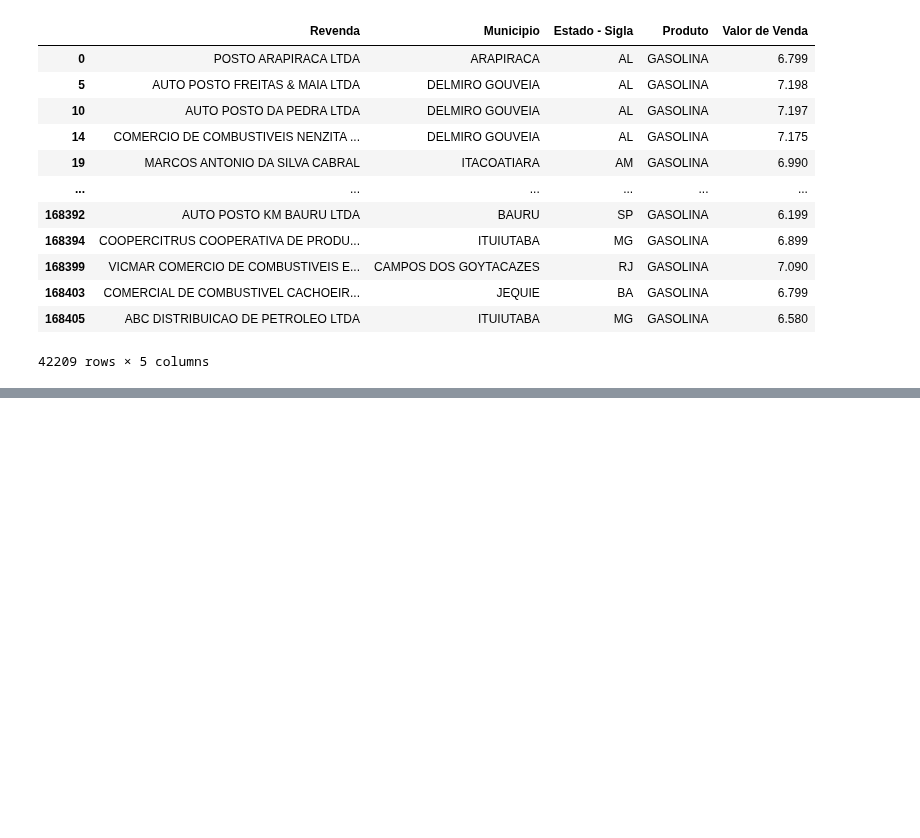
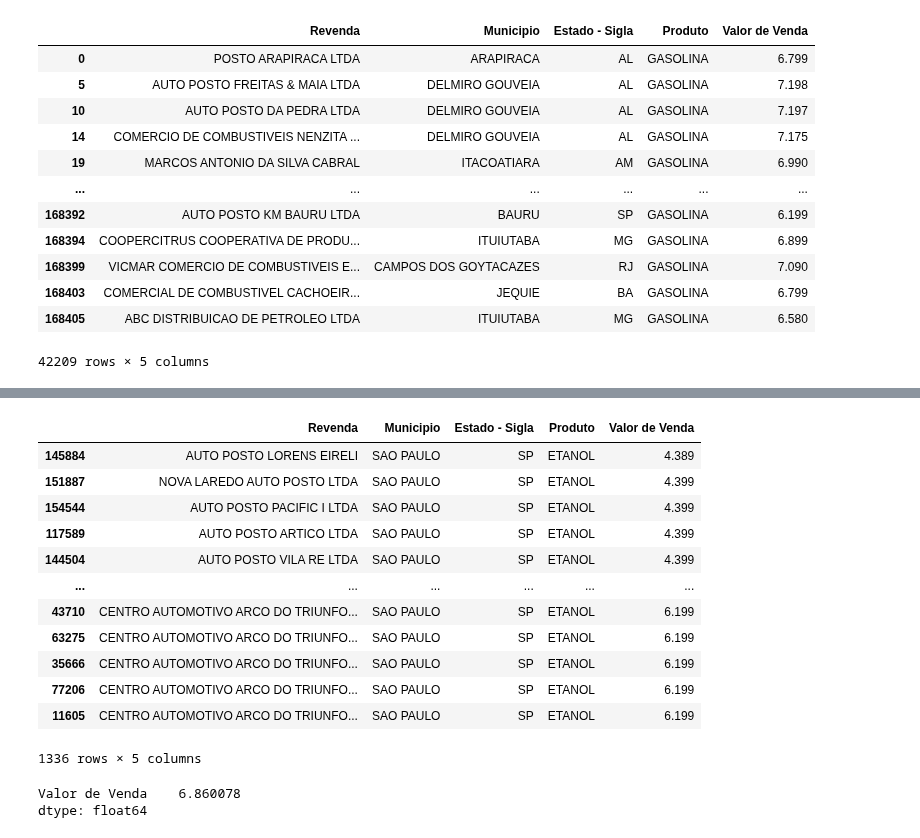
Before and after one commit to VictorGFL/Curso-de-Extensao-python-pandas, a Jupyter notebook: Primeiro_exemplo_em_Pandas.ipynb, the cells around one changed output, grey strips where cells are left out. Saved outputs shown, nothing was run; the diff lists cells and outputs as text; code cells hidden in the pictures; blank space fills up the shorter version.

```diff
--- a/Primeiro_exemplo_em_Pandas.ipynb
+++ b/Primeiro_exemplo_em_Pandas.ipynb
@@ -232,0 +253,27 @@ dtype: object
+# %%
+#Ordenar os dados do df de ETANOL em SP
+display(Etanol_SP_df.sort_values(by = 'Valor de Venda'))
+# %% [output]
+|  | Revenda | Municipio | Estado - Sigla | Produto | Valor de Venda |
+| 145884 | AUTO POSTO LORENS EIRELI | SAO PAULO | SP | ETANOL | 4.389 |
+| 151887 | NOVA LAREDO AUTO POSTO LTDA | SAO PAULO | SP | ETANOL | 4.399 |
+| 154544 | AUTO POSTO PACIFIC I LTDA | SAO PAULO | SP | ETANOL | 4.399 |
+| 117589 | AUTO POSTO ARTICO LTDA | SAO PAULO | SP | ETANOL | 4.399 |
+| 144504 | AUTO POSTO VILA RE LTDA | SAO PAULO | SP | ETANOL | 4.399 |
+| ... | ... | ... | ... | ... | ... |
+| 43710 | CENTRO AUTOMOTIVO ARCO DO TRIUNFO... | SAO PAULO | SP | ETANOL | 6.199 |
+| 63275 | CENTRO AUTOMOTIVO ARCO DO TRIUNFO... | SAO PAULO | SP | ETANOL | 6.199 |
+| 35666 | CENTRO AUTOMOTIVO ARCO DO TRIUNFO... | SAO PAULO | SP | ETANOL | 6.199 |
+| 77206 | CENTRO AUTOMOTIVO ARCO DO TRIUNFO... | SAO PAULO | SP | ETANOL | 6.199 |
+| 11605 | CENTRO AUTOMOTIVO ARCO DO TRIUNFO... | SAO PAULO | SP | ETANOL | 6.199 |
+1336 rows × 5 columns
+# %%
+#Média dos preços de GASOLINA e GASOLINA ADITIVADA no bairro da MOOCA/SP
+#1 - BAIRRO E MUNÍCIPIO
+display(combustíveis_df.loc[(combustíveis_df['Bairro'] == 'MOOCA') &
+                            (combustíveis_df['Municipio'] == 'SAO PAULO') &
+                            (combustíveis_df['Produto'] == 'GASOLINA') | (combustíveis_df['Produto'] == "GASOLINA ADITIVADA"),
+                            ['Valor de Venda']].mean())
+# %% [output]
+Valor de Venda    6.860078
+dtype: float64
```
Also changed, not shown: parts of 4 cells of this notebook.
